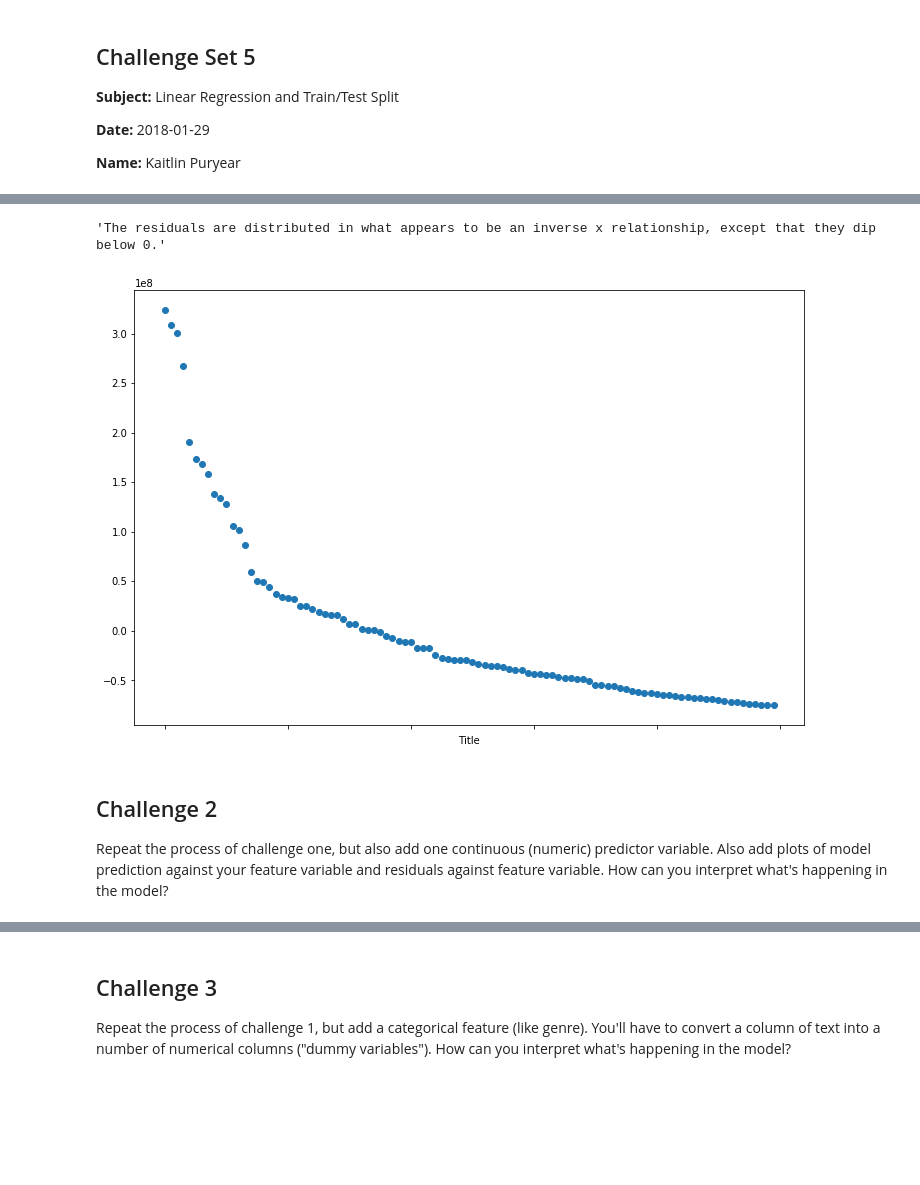
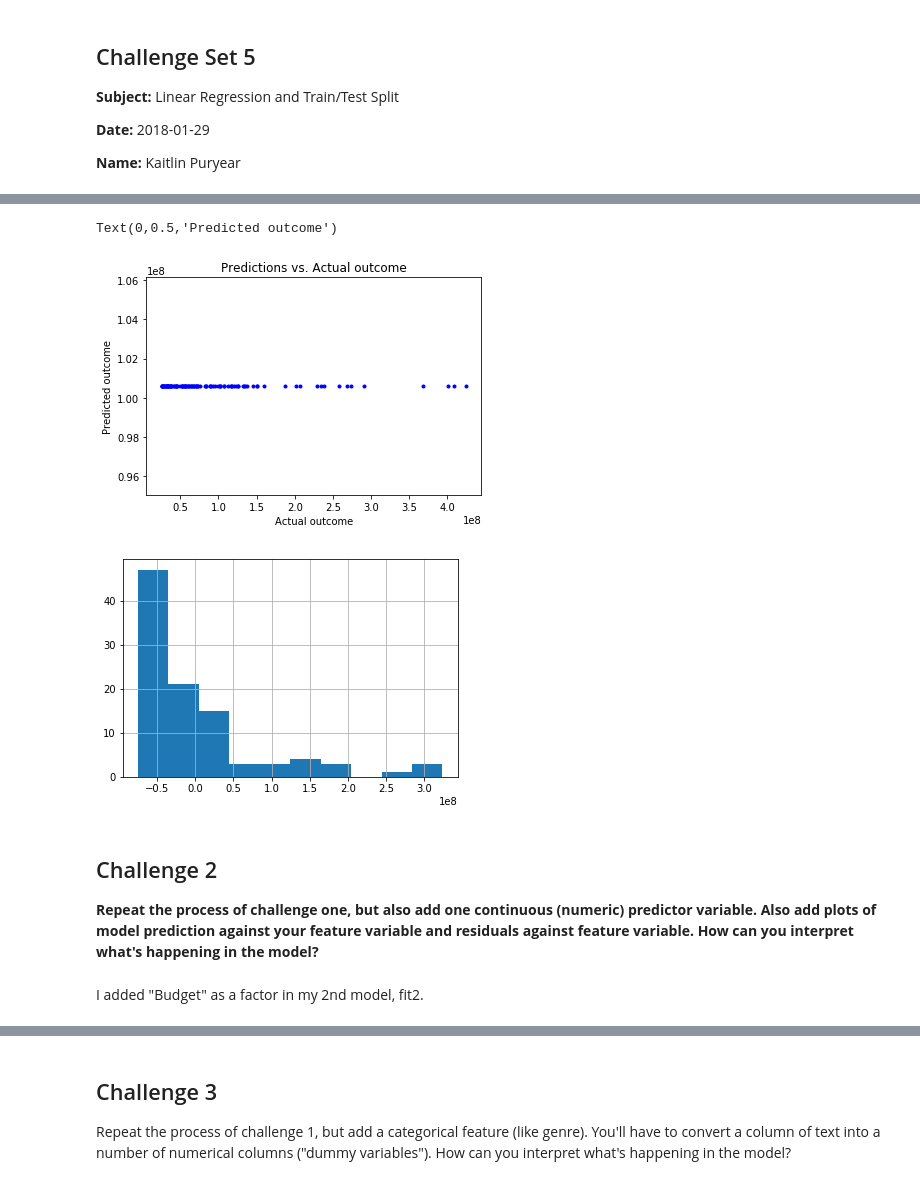
Before and after one commit to kpuryear/Puryear_Metis, a Jupyter notebook: challenges/challenge_5.ipynb, the cells around one changed output, grey strips where cells are left out. Cells and saved outputs as stored; diff of their text form; code cells hidden in the pictures; blank space fills up the shorter version.

```diff
--- a/challenges/challenge_5.ipynb
+++ b/challenges/challenge_5.ipynb
@@ -105,12 +95,25 @@ AttributeError: 'OLS' object has no attribute 'plot'
-# %%
-#plot histogram of residuals, how are they distributed?
-fit.resid.plot(style='o', figsize=(12,8));
-
-'''The residuals are distributed in what appears to be an inverse x relationship, except that they dip below 0.'''
-# %% [output]
-'The residuals are distributed in what appears to be an inverse x relationship, except that they dip below 0.'
-[figure, removed]
+# %%
+#Plot Predicted vs. Actual
+
+y_predicted = fit1.predict(X1)
+y_predicted
+
+plt.plot(y, y_predicted, 'b.')
+plt.title('Predictions vs. Actual outcome')
+plt.xlabel('Actual outcome')
+plt.ylabel('Predicted outcome')
+# %% [output]
+Text(0,0.5,'Predicted outcome')
+[figure, added]
+# %%
+#Plot Histogram of residuals
+
+fit1.resid.hist();
+# %% [output]
+[figure, added]
 # %% [markdown]
 ## Challenge 2
 
-Repeat the process of challenge one, but also add one continuous (numeric) predictor variable. Also add plots of model prediction against your feature variable and residuals against feature variable. How can you interpret what's happening in the model?
+**Repeat the process of challenge one, but also add one continuous (numeric) predictor variable. Also add plots of model prediction against your feature variable and residuals against feature variable. How can you interpret what's happening in the model?**
+# %% [markdown]
+I added "Budget" as a factor in my 2nd model, fit2.
```
Also changed, not shown: parts of 14 cells of this notebook, 1 other file.
